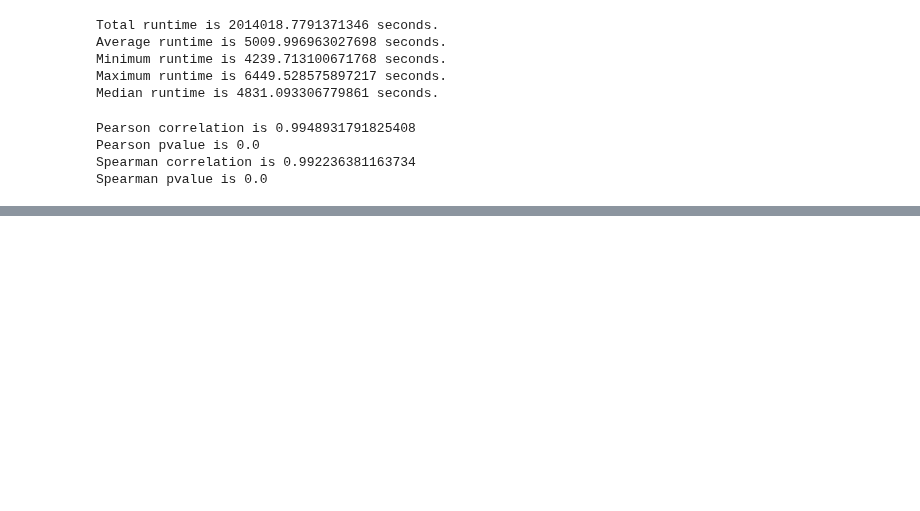
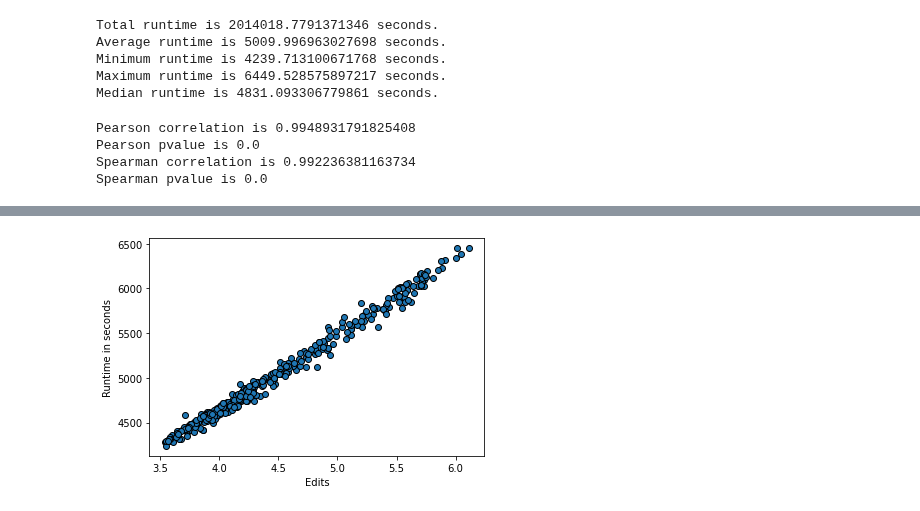
Before and after one commit to florenceboettger/visual-counterfactuals, a Jupyter notebook: evaluate_performance_initial.ipynb, the cells around one changed output, grey strips where cells are left out. Drawn from its saved outputs; the diff is of its cells as text; code cells hidden in the pictures; blank space fills up the shorter version.

```diff
--- a/evaluate_performance_initial.ipynb
+++ b/evaluate_performance_initial.ipynb
@@ -35,0 +44,4 @@ Average time per edit is 0.25591402120497714 seconds.
+# %%
+plot_runtime_edits(results, "runtime_edits_combined")
+# %% [output]
+[figure, added]
```
Also changed, not shown: parts of 3 cells of this notebook, 10 other files.
